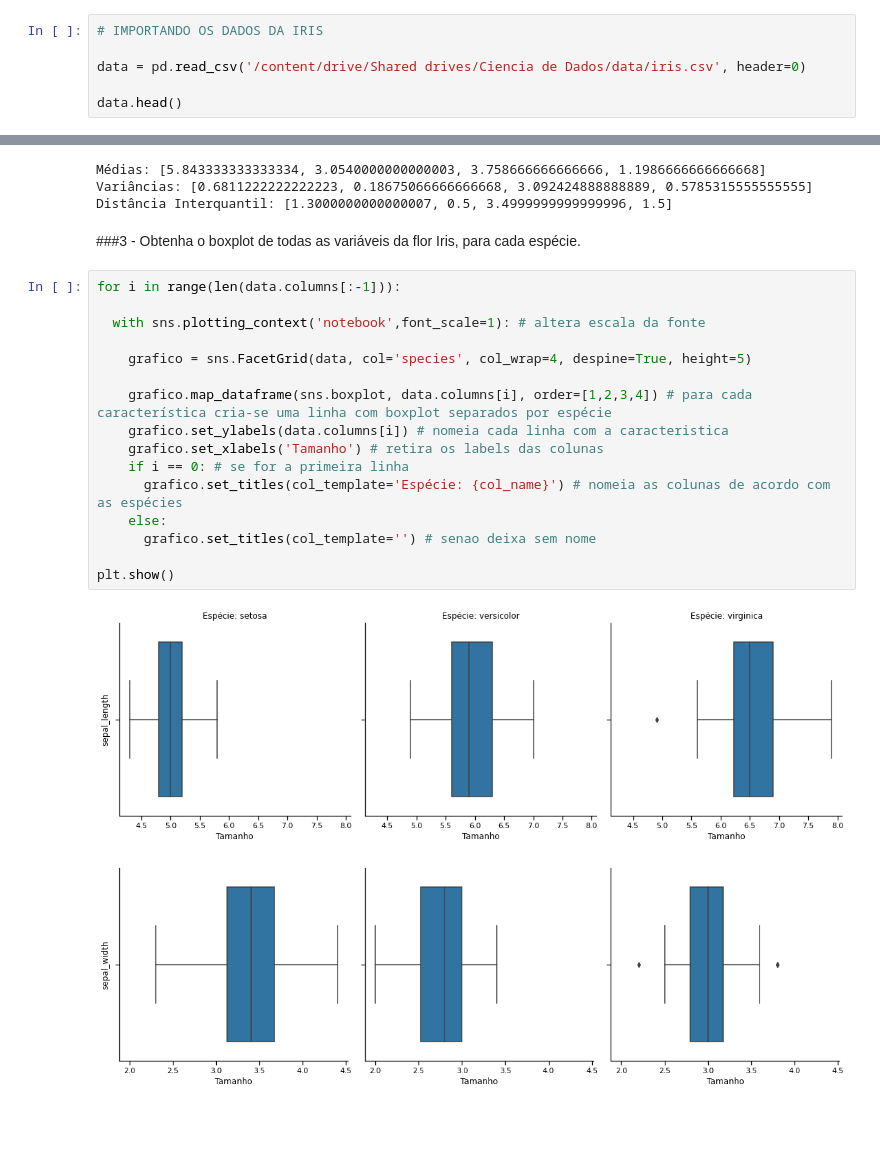
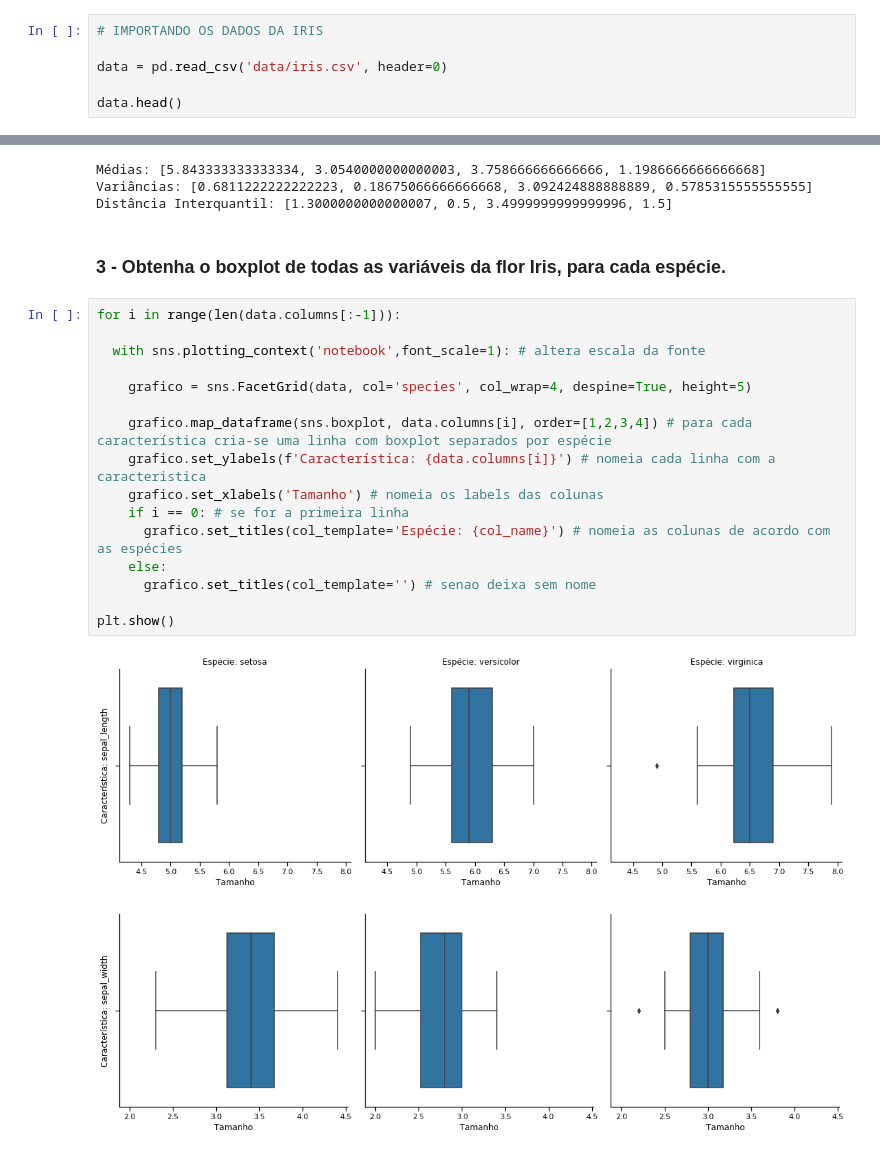
Before and after one commit to YagoBardelotte/IntroDataScience, a Jupyter notebook: Projeto2.ipynb, the cells around one changed output, grey strips where cells are left out. Cells and saved outputs as stored; diff of their text form; blank space fills up the shorter version.

```diff
--- a/Projeto2.ipynb
+++ b/Projeto2.ipynb
@@ -84,7 +73,7 @@ plt.show()
 # %%
 # IMPORTANDO OS DADOS DA IRIS
 
-data = pd.read_csv('/content/drive/Shared drives/Ciencia de Dados/data/iris.csv', header=0)
+data = pd.read_csv('data/iris.csv', header=0)
 
 data.head()
 # %% [output]
@@ -121,23 +110,23 @@ Médias: [5.843333333333334, 3.0540000000000003, 3.758666666666666, 1.1986666666
 Variâncias: [0.6811222222222223, 0.18675066666666668, 3.092424888888889, 0.5785315555555555]
 Distância Interquantil: [1.3000000000000007, 0.5, 3.4999999999999996, 1.5]
 # %% [markdown]
-###3 - Obtenha o boxplot de todas as variáveis da flor Iris, para cada espécie.
+### 3 - Obtenha o boxplot de todas as variáveis da flor Iris, para cada espécie.
 # %%
 for i in range(len(data.columns[:-1])):
 
   with sns.plotting_context('notebook',font_scale=1): # altera escala da fonte
 
     grafico = sns.FacetGrid(data, col='species', col_wrap=4, despine=True, height=5)
 
     grafico.map_dataframe(sns.boxplot, data.columns[i], order=[1,2,3,4]) # para cada característica cria-se uma linha com boxplot separados por espécie
-    grafico.set_ylabels(data.columns[i]) # nomeia cada linha com a caracteristica
-    grafico.set_xlabels('Tamanho') # retira os labels das colunas
+    grafico.set_ylabels(f'Característica: {data.columns[i]}') # nomeia cada linha com a caracteristica
+    grafico.set_xlabels('Tamanho') # nomeia os labels das colunas
     if i == 0: # se for a primeira linha
       grafico.set_titles(col_template='Espécie: {col_name}') # nomeia as colunas de acordo com as espécies
     else:
       grafico.set_titles(col_template='') # senao deixa sem nome
 
 plt.show()
 # %% [output]
-[figure, old version]
+[figure, new version]
-[figure, old version]
+[figure, new version]
```
Also changed, not shown: parts of 10 cells of this notebook.
